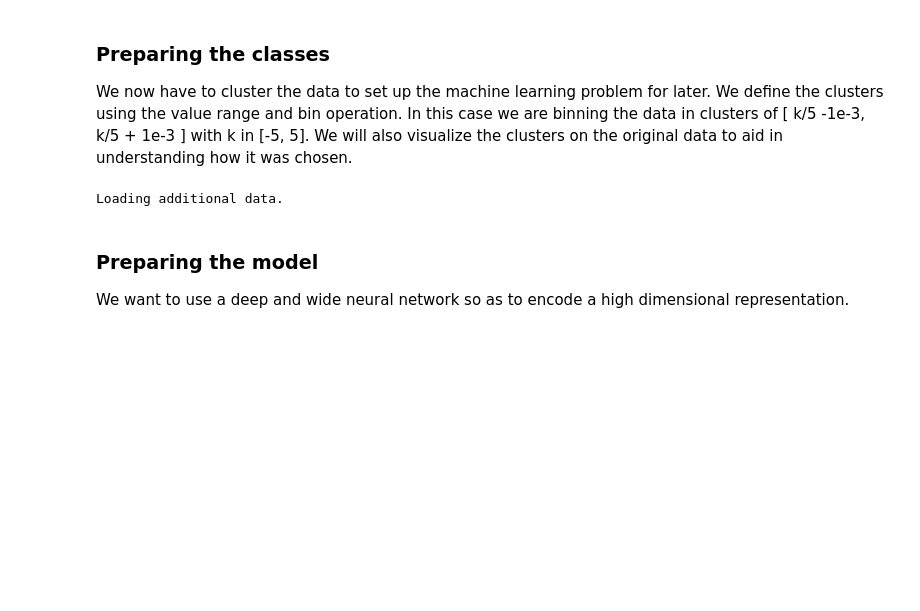
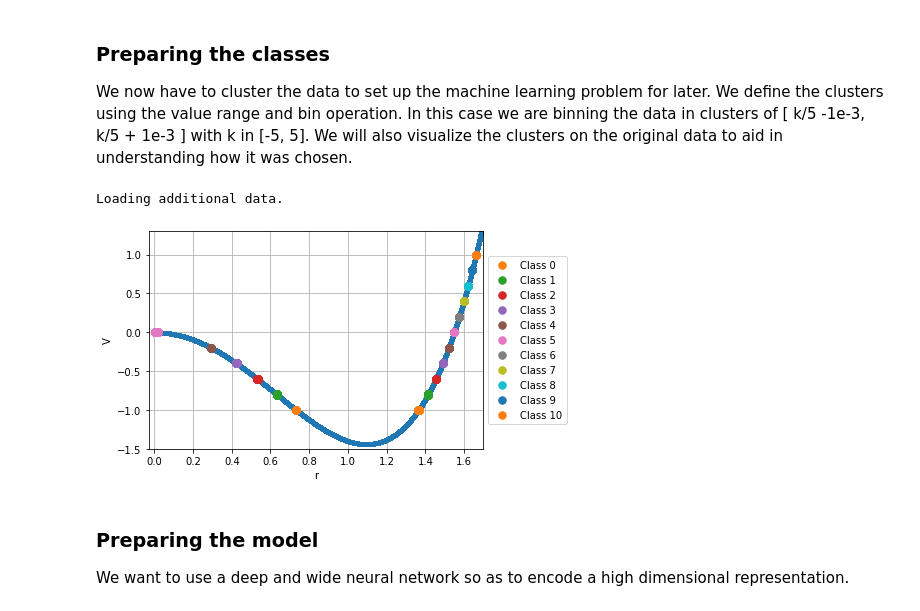
Before and after one commit to zincware/SymSuite, a Jupyter notebook: examples/notebooks/double_well_investigation.ipynb, the cells around one changed output. Saved outputs shown, nothing was run; the diff lists cells and outputs as text; code cells hidden in the pictures; blank space fills up the shorter version.

Commit message:
Add cluster detection and fix plotting

```diff
--- a/examples/notebooks/double_well_investigation.ipynb
+++ b/examples/notebooks/double_well_investigation.ipynb
@@ -40,3 +38,7 @@ Loading additional data.
+# %%
+double_well_potential.plot_clusters()
+# %% [output]
+[figure, added]
 # %% [markdown]
 ### Preparing the model
 
```
Also changed, not shown: parts of 6 cells of this notebook.
